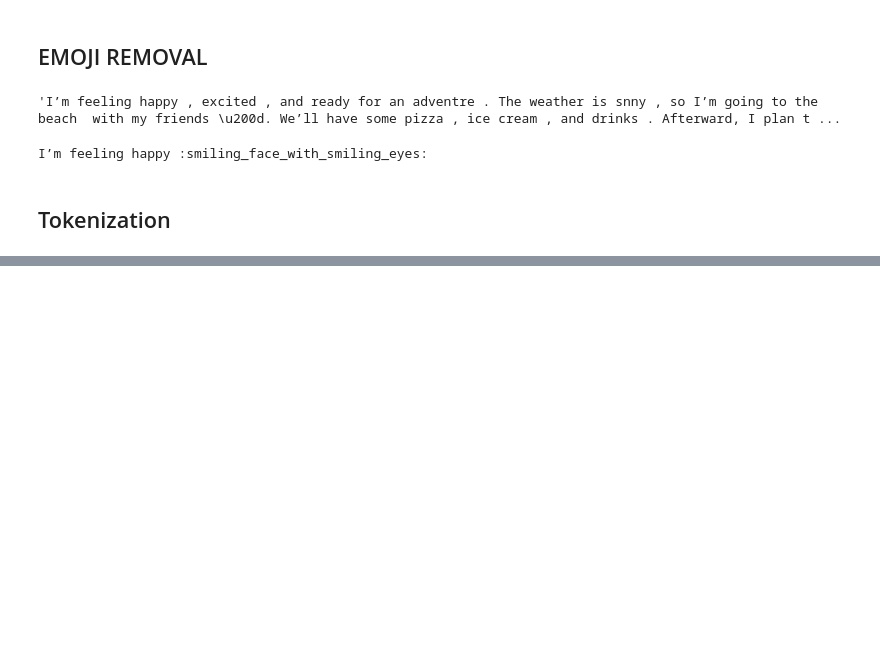
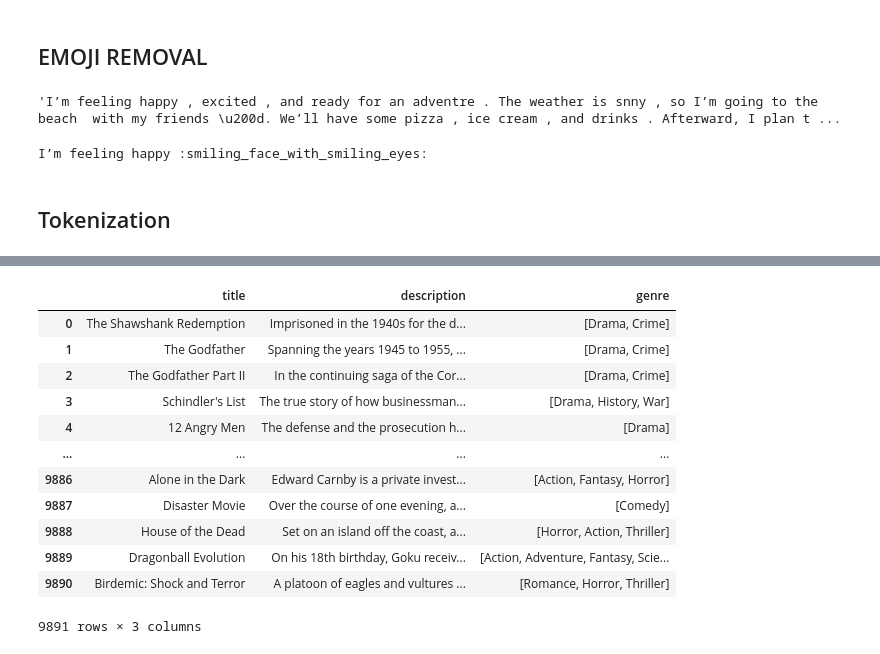
Before and after one commit to AhmAdO9/Natural-language-processing, a Jupyter notebook: textPreprocessing.ipynb, the cells around one changed output, grey strips where cells are left out. Cells and saved outputs as stored; diff of their text form; code cells hidden in the pictures; blank space fills up the shorter version.

Commit message:
fetched data via api, created a df and did textpreprocessing on the description

```diff
--- a/textPreprocessing.ipynb
+++ b/textPreprocessing.ipynb
@@ -248,0 +276,10 @@ word_tokenize(sent)
+# %%
+d = {'title':[],'description':[], 'genre':[]}
+# %%
+genre_url = f"https://api.themoviedb.org/3/genre/movie/list?api_key=8265bd1679663a7ea12ac168da84d2e8&language=en-US"
+
+genre = requests.get(genre_url).json()['genres']
+
+genre_data = {}
+for genre_dic in genre:
+    genre_data[genre_dic['id']] = genre_dic['name']
@@ -248,0 +308,28 @@ word_tokenize(sent)
+# %%
+for index in range(1, 496):
+    movie_url = f"https://api.themoviedb.org/3/movie/top_rated?api_key=8265bd1679663a7ea12ac168da84d2e8&language=en-US&page={index}"
+    movies = requests.get(movie_url).json()['results']
+    for movie in movies:
+        d['title'].append(movie['original_title'])
+        d['description'].append(movie['overview'])
+        genres = movie['genre_ids']
+        names = [genre_data.get(genre) for genre in genres]
+        d['genre'].append(names)
+# %%
+df = pd.DataFrame(d)
+
+df
+# %% [output]
+|  | title | description | genre |
+| 0 | The Shawshank Redemption | Imprisoned in the 1940s for the d... | [Drama, Crime] |
+| 1 | The Godfather | Spanning the years 1945 to 1955, ... | [Drama, Crime] |
+| 2 | The Godfather Part II | In the continuing saga of the Cor... | [Drama, Crime] |
+| 3 | Schindler's List | The true story of how businessman... | [Drama, History, War] |
+| 4 | 12 Angry Men | The defense and the prosecution h... | [Drama] |
+| ... | ... | ... | ... |
+| 9886 | Alone in the Dark | Edward Carnby is a private invest... | [Action, Fantasy, Horror] |
+| 9887 | Disaster Movie | Over the course of one evening, a... | [Comedy] |
+| 9888 | House of the Dead | Set on an island off the coast, a... | [Horror, Action, Thriller] |
+| 9889 | Dragonball Evolution | On his 18th birthday, Goku receiv... | [Action, Adventure, Fantasy, Scie... |
+| 9890 | Birdemic: Shock and Terror | A platoon of eagles and vultures ... | [Romance, Horror, Thriller] |
+9891 rows × 3 columns
```
Also changed, not shown: parts of 22 cells of this notebook.
